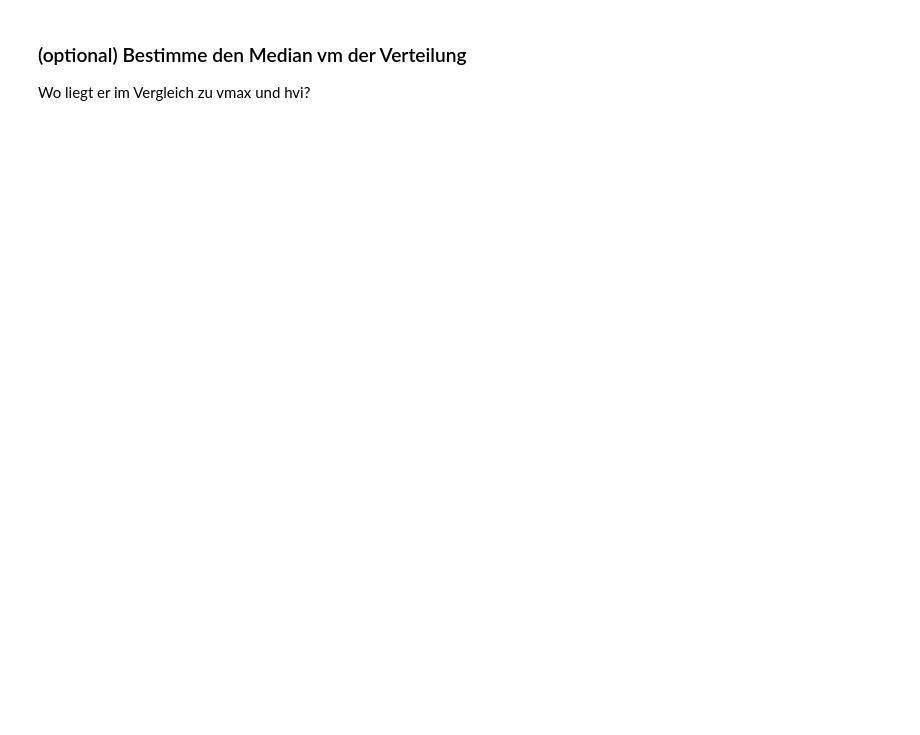
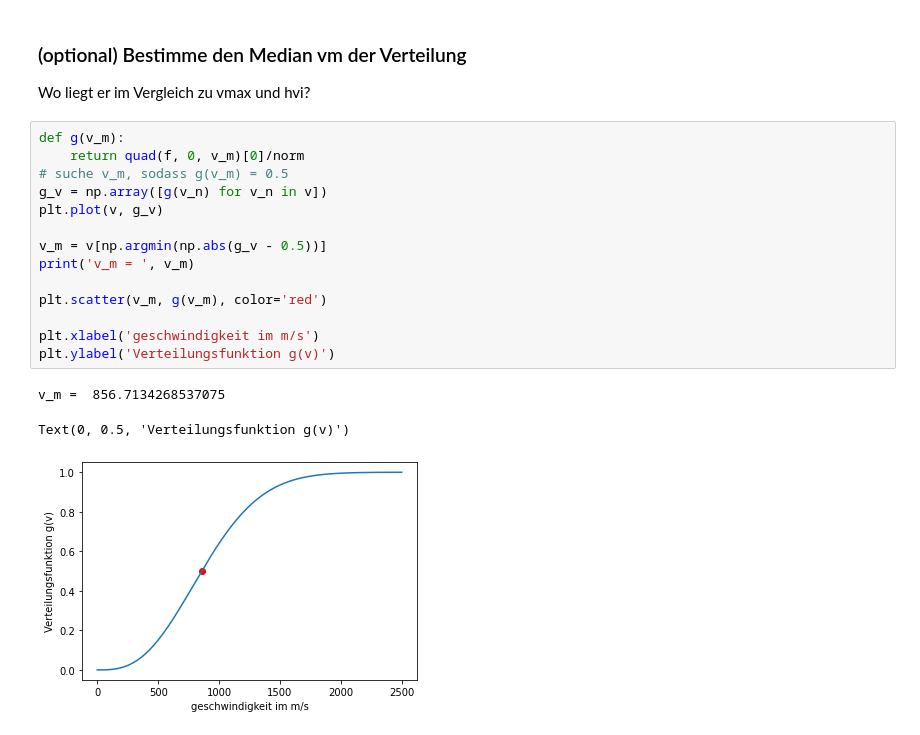
Before and after one commit to emhl/CoPhy2, a Jupyter notebook: Blatt3-numerische-integration/Blatt3-Aufg3.ipynb, the cells around one changed output. Cells and saved outputs as stored; diff of their text form; blank space fills up the shorter version.

```diff
--- a/Blatt3-numerische-integration/Blatt3-Aufg3.ipynb
+++ b/Blatt3-numerische-integration/Blatt3-Aufg3.ipynb
@@ -69,3 +70,21 @@ plt.show()
 # %% [markdown]
 ### (optional) Bestimme den Median vm der Verteilung
 Wo liegt er im Vergleich zu vmax und hvi?
+# %%
+def g(v_m):
+    return quad(f, 0, v_m)[0]/norm
+# suche v_m, sodass g(v_m) = 0.5
+g_v = np.array([g(v_n) for v_n in v])
+plt.plot(v, g_v)
+
+v_m = v[np.argmin(np.abs(g_v - 0.5))]
+print('v_m = ', v_m)
+
+plt.scatter(v_m, g(v_m), color='red')
+
+plt.xlabel('geschwindigkeit im m/s')
+plt.ylabel('Verteilungsfunktion g(v)')
+# %% [output]
+v_m =  856.7134268537075
+Text(0, 0.5, 'Verteilungsfunktion g(v)')
+[figure, added]
```
Also changed, not shown: parts of 3 cells of this notebook.
